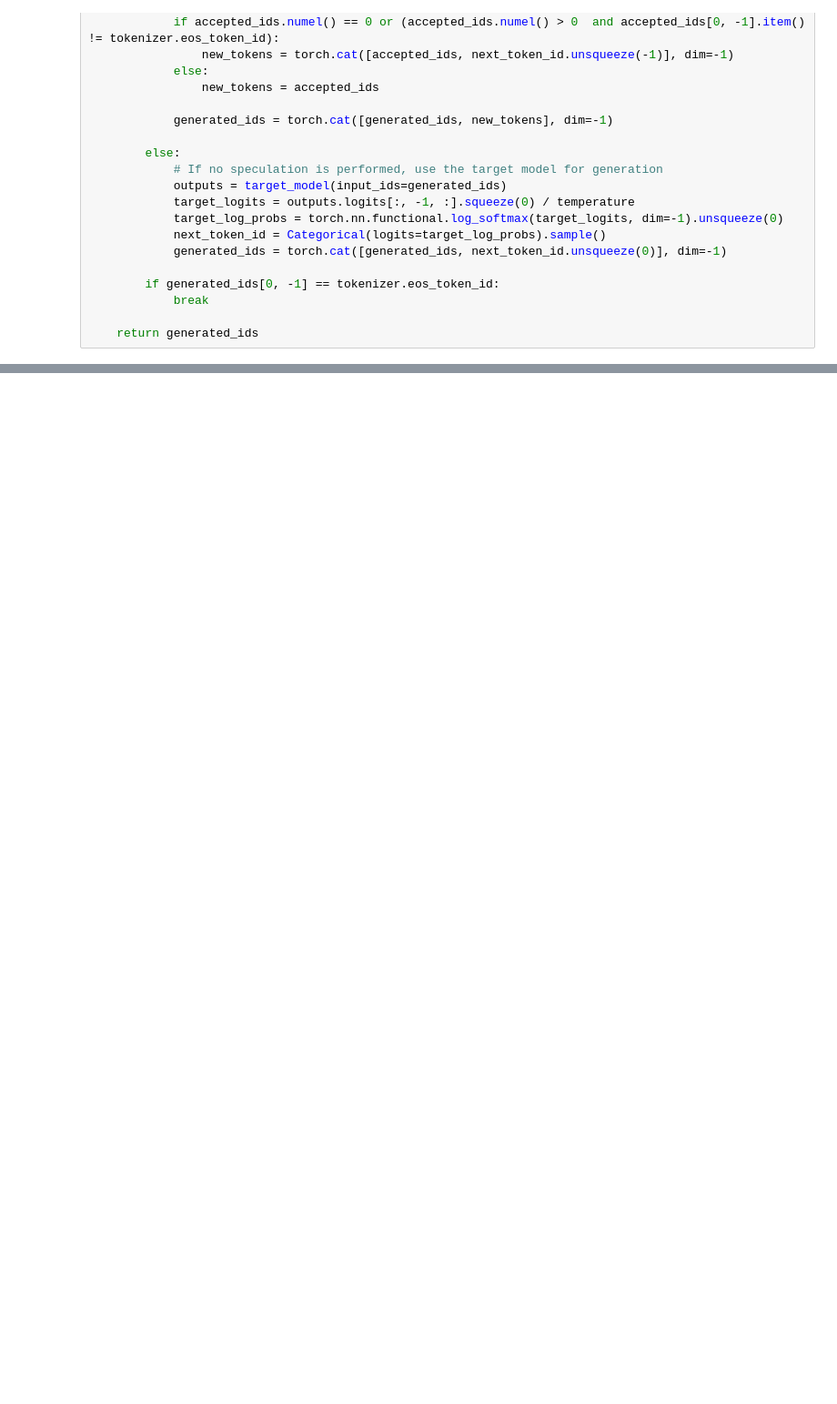
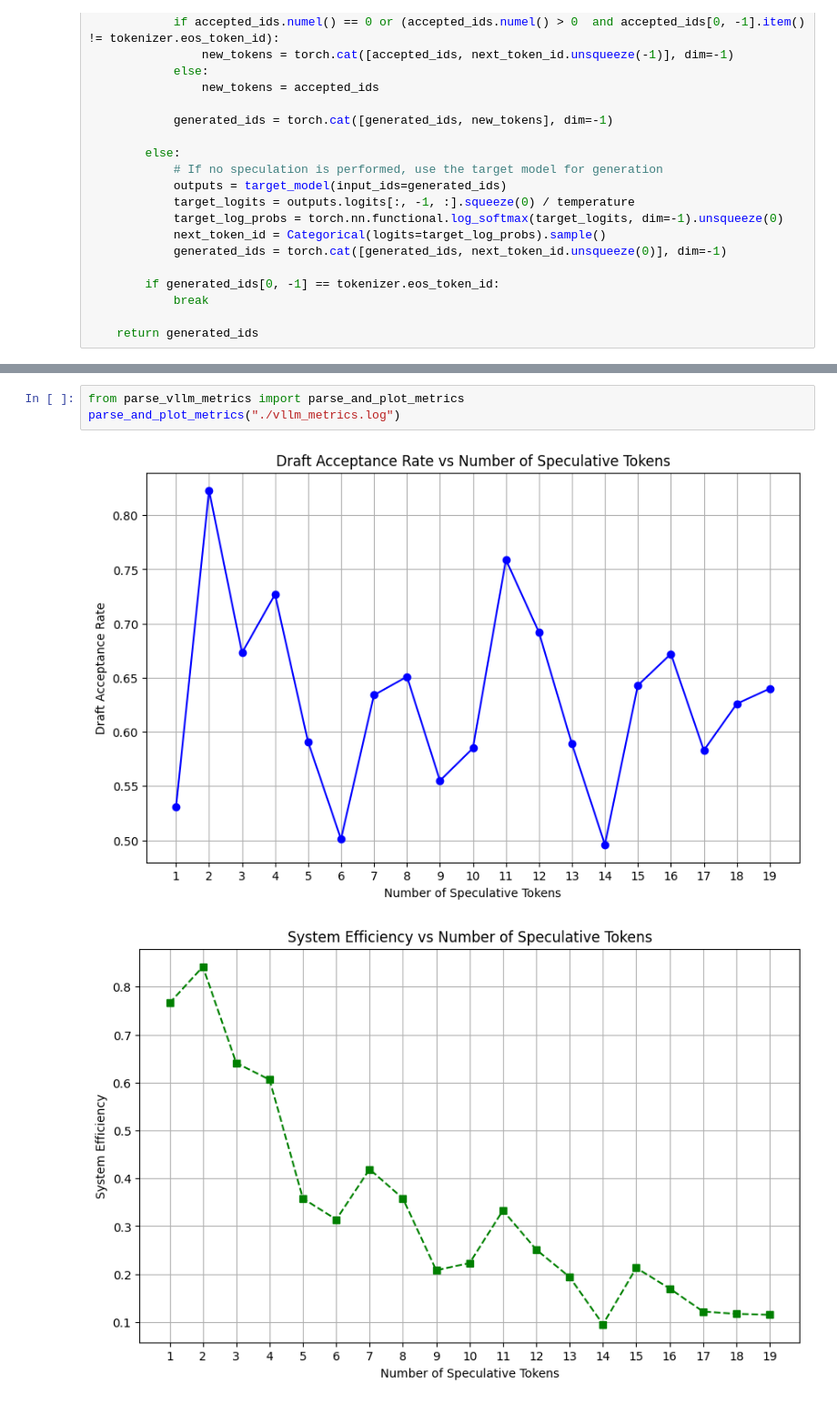
Before and after one commit to fangyuan-ksgk/neurips2024-inference-tutorial-code, a Jupyter notebook: Speculative_Decoding_Demo.ipynb, the cells around one changed output, grey strips where cells are left out. Shown at 91% size. Cells and saved outputs as stored; diff of their text form; blank space fills up the shorter version.

```diff
--- a/Speculative_Decoding_Demo.ipynb
+++ b/Speculative_Decoding_Demo.ipynb
@@ -323,0 +331,6 @@ plt.bar(vllm_latencies_df.columns, improvements * 100)
+# %%
+from parse_vllm_metrics import parse_and_plot_metrics
+parse_and_plot_metrics("./vllm_metrics.log")
+# %% [output]
+[figure, added]
+[figure, added]
```
Also changed, not shown: parts of 10 cells of this notebook, 2 other files.
